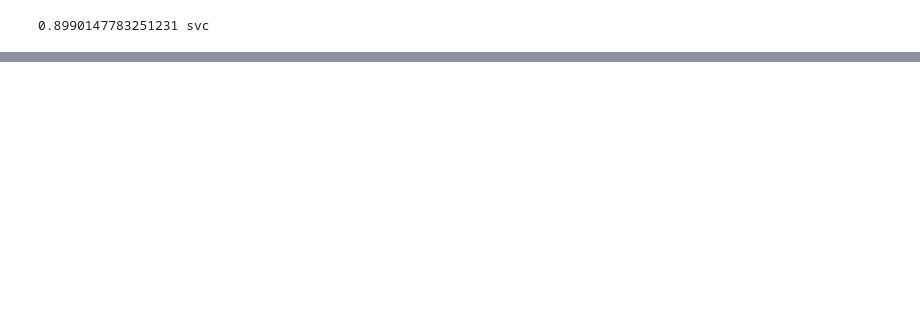
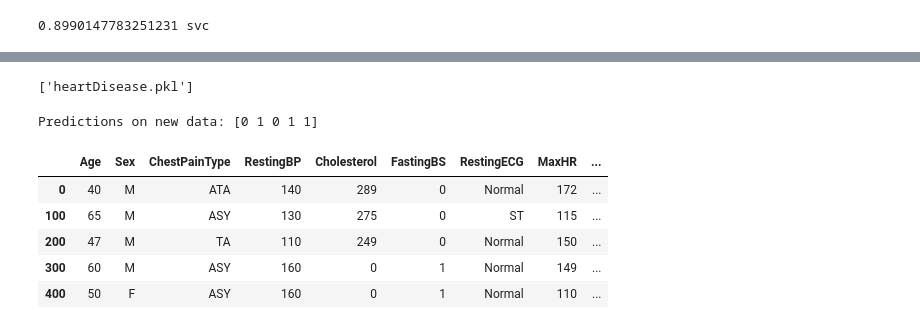
Before and after one commit to MorawoLekanDavid/ML_projects, a Jupyter notebook: heartDisease.ipynb, the cells around one changed output, grey strips where cells are left out. Drawn from its saved outputs; the diff is of its cells as text; code cells hidden in the pictures; blank space fills up the shorter version.

```diff
--- a/heartDisease.ipynb
+++ b/heartDisease.ipynb
@@ -441,0 +492,22 @@ Test Recall for svc: 0.9411764705882353
+# %%
+import joblib
+joblib.dump(full_pipeline, "heartDisease.pkl")
+# %% [output]
+['heartDisease.pkl']
+# %%
+import joblib
+final_model_reloaded = joblib.load("heartDisease.pkl")
+new_data = df.iloc[0:500:100]  # pretend these are new districts
+predictions = final_model_reloaded.predict(new_data)
+print("Predictions on new data:", predictions)
+# %% [output]
+Predictions on new data: [0 1 0 1 1]
+# %%
+new_data
+# %% [output]
+|  | Age | Sex | ChestPainType | RestingBP | Cholesterol | FastingBS | RestingECG | MaxHR | ... |
+| 0 | 40 | M | ATA | 140 | 289 | 0 | Normal | 172 | ... |
+| 100 | 65 | M | ASY | 130 | 275 | 0 | ST | 115 | ... |
+| 200 | 47 | M | TA | 110 | 249 | 0 | Normal | 150 | ... |
+| 300 | 60 | M | ASY | 160 | 0 | 1 | Normal | 149 | ... |
+| 400 | 50 | F | ASY | 160 | 0 | 1 | Normal | 110 | ... |
```
Also changed, not shown: parts of 4 cells of this notebook.
